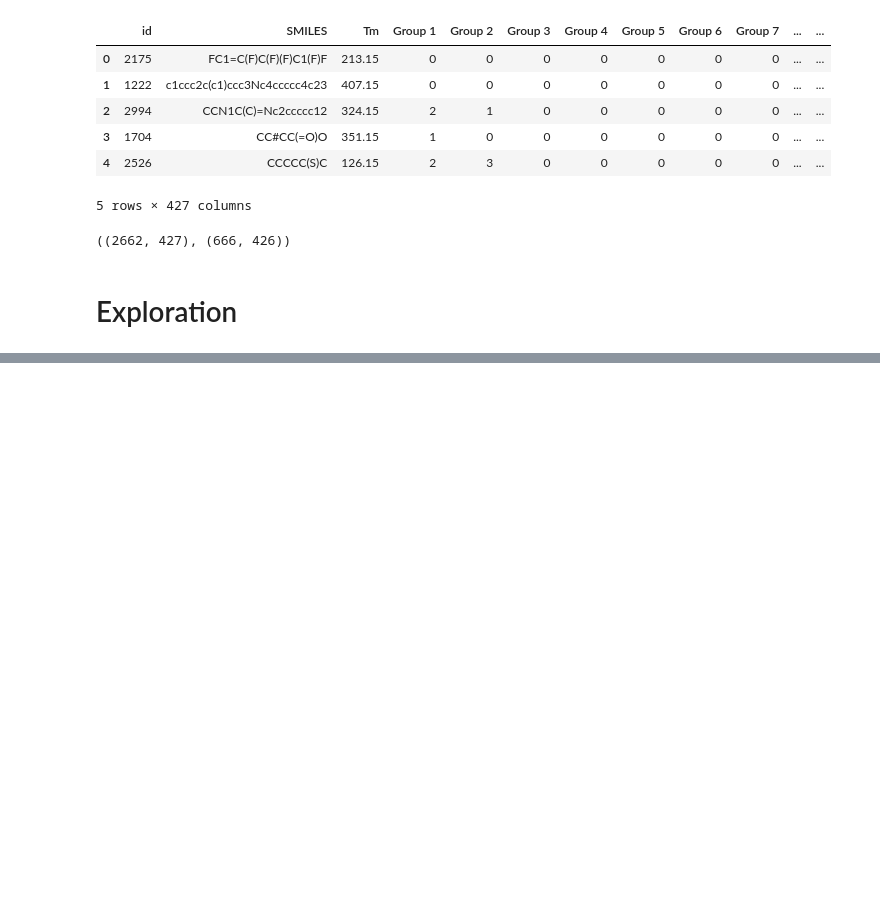
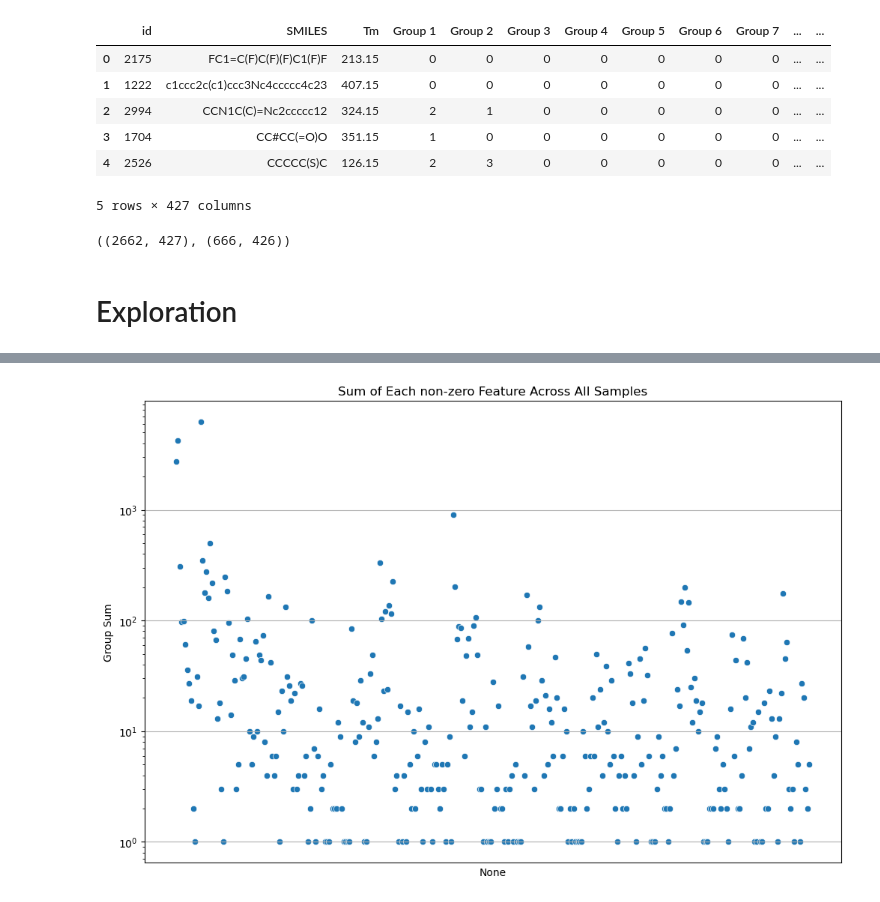
Before and after one commit to MrIsCM/Thermophysical-Property-Comp, a Jupyter notebook: notebooks/01-eda-initial.ipynb, the cells around one changed output, grey strips where cells are left out. Saved outputs shown, nothing was run; the diff lists cells and outputs as text; code cells hidden in the pictures; blank space fills up the shorter version.

```diff
--- a/notebooks/01-eda-initial.ipynb
+++ b/notebooks/01-eda-initial.ipynb
@@ -53,0 +113,10 @@ sns.histplot(train['Tm'], bins=50, kde=True)
+# %%
+plt.figure(figsize=(12, 8))
+plt.title('Sum of Each non-zero Feature Across All Samples')
+
+plt.grid()
+sns.scatterplot(data=X_T_non_zero, x=X_T_non_zero.index, y='Group Sum')
+plt.xticks([])
+plt.yscale('log')  # Log scale for better visualization
+# %% [output]
+[figure, added]
```
Also changed, not shown: parts of 9 cells of this notebook, 1 other file.
